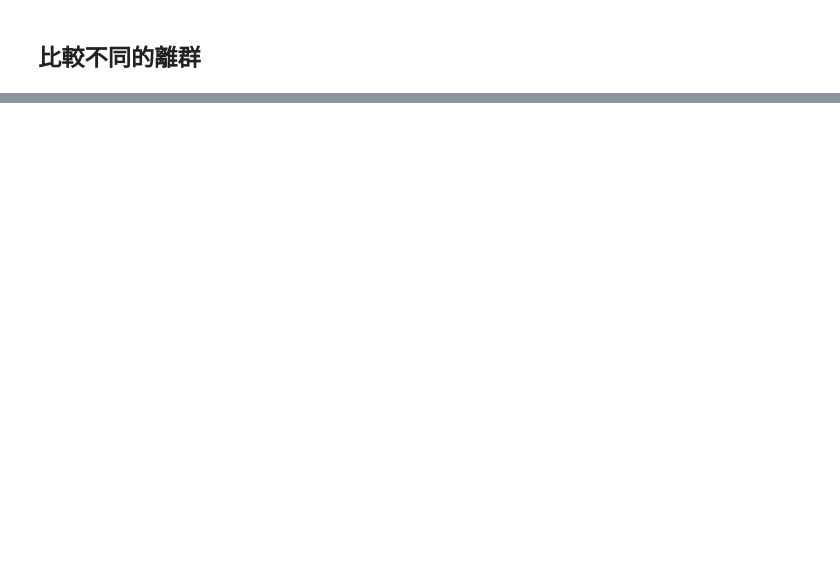
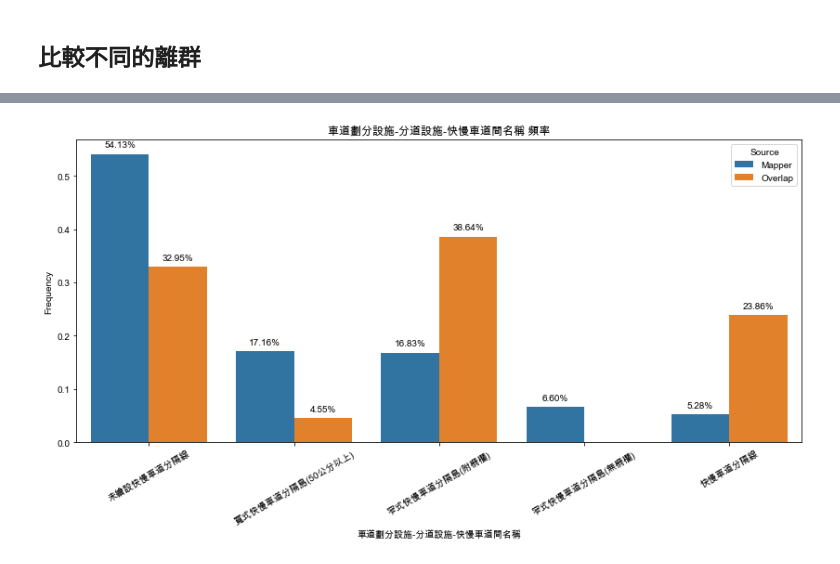
Before and after one commit to kennywang112/TrafficTDApython, a Jupyter notebook: Version2/離群值比較_V2.ipynb, the cells around one changed output, grey strips where cells are left out. Saved outputs shown, nothing was run; the diff lists cells and outputs as text; code cells hidden in the pictures; blank space fills up the shorter version.

```diff
--- a/Version2/離群值比較_V2.ipynb
+++ b/Version2/離群值比較_V2.ipynb
@@ -341,0 +423,33 @@ plt.show()
+# %%
+# plt.rcParams['font.sans-serif'] = ['Microsoft YaHei'] # Window
+plt.rcParams['font.sans-serif']=['Arial Unicode Ms'] # Mac
+plt.rcParams['axes.unicode_minus'] = False
+
+def plot_bar_comparison(df1, df2, feature):
+    plt.figure(figsize=(14, 6))
+
+    df1_counts = df1[feature].value_counts(normalize=True).reset_index()
+    df2_counts = df2[feature].value_counts(normalize=True).reset_index()
+
+    df1_counts['Source'] = 'Mapper'
+    df2_counts['Source'] = 'Overlap'
+
+    combined_counts = pd.concat([df1_counts, df2_counts])
+    combined_counts.columns = [feature, 'Frequency', 'Source']
+
+    ax = sns.barplot(data=combined_counts, x=feature, y='Frequency', hue='Source')
+    plt.title(f'{feature} 頻率')
+    plt.xticks(rotation=30)
+
+    for p in ax.patches:
+        height = p.get_height()
+        ax.annotate(f'{height:.2%}',
+                    (p.get_x() + p.get_width() / 2., height),
+                    ha = 'center', va = 'bottom',
+                    fontsize = 10, color = 'black', xytext = (0, 5),
+                    textcoords = 'offset points')
+    plt.show()
+# %%
+plot_bar_comparison(non_overlapping_rows_mapper, overlapping_rows, '車道劃分設施-分道設施-快慢車道間名稱')
+# %% [output]
+[figure, added]
```
Also changed, not shown: parts of 17 cells of this notebook, 3 other files.
